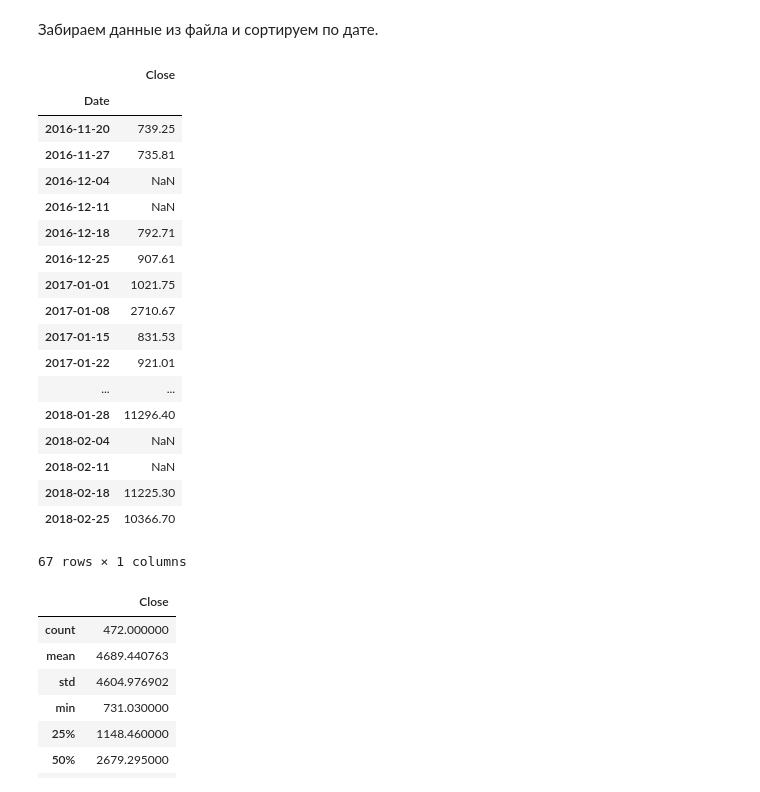
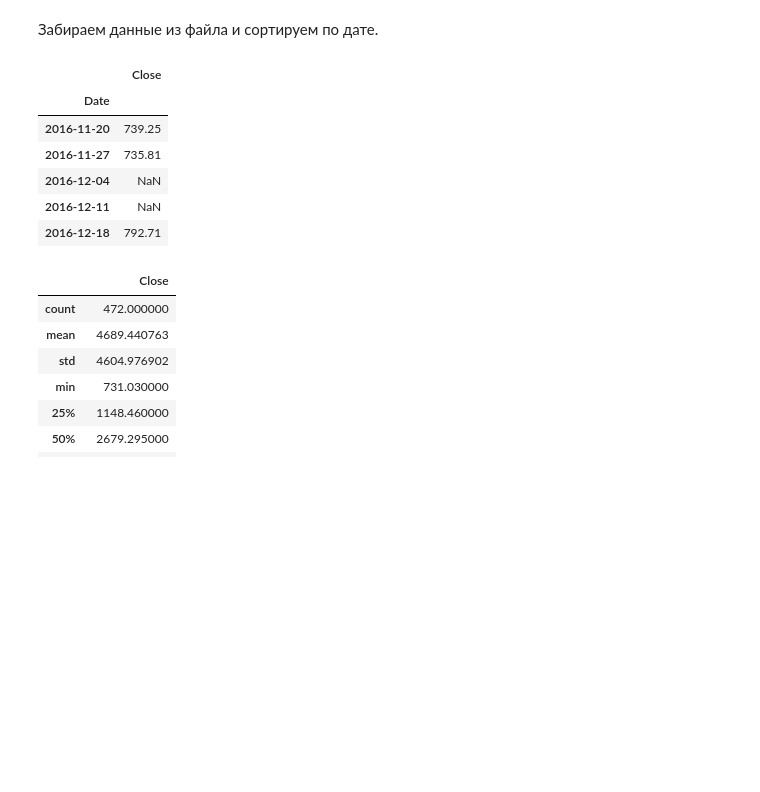
Before and after one commit to ryazadd/Forecasting, a Jupyter notebook: Practicum2.ipynb, the cells around one changed output. Saved outputs shown, nothing was run; the diff lists cells and outputs as text; code cells hidden in the pictures; blank space fills up the shorter version.

```diff
--- a/Practicum2.ipynb
+++ b/Practicum2.ipynb
@@ -40,30 +56,18 @@ ImportError: cannot import name 'factorial' from 'scipy.misc' (C:\Users\Daria_Ri
 # %%
 master_data=pd.read_csv('Bitcoin_Historical_Price.csv')
 master_data.sort_values(by='Date',ascending = False)
 df = pd.read_csv('Bitcoin_Historical_Price.csv',parse_dates=['Date'])
 df = df.set_index('Date')
 data =df.iloc[1300:,]
-data.asfreq('W')
+data.asfreq('W').head()
 # %% [output]
 |  | Close |
 | Date |  |
 | 2016-11-20 | 739.25 |
 | 2016-11-27 | 735.81 |
 | 2016-12-04 | NaN |
 | 2016-12-11 | NaN |
 | 2016-12-18 | 792.71 |
-| 2016-12-25 | 907.61 |
-| 2017-01-01 | 1021.75 |
-| 2017-01-08 | 2710.67 |
-| 2017-01-15 | 831.53 |
-| 2017-01-22 | 921.01 |
-| ... | ... |
-| 2018-01-28 | 11296.40 |
-| 2018-02-04 | NaN |
-| 2018-02-11 | NaN |
-| 2018-02-18 | 11225.30 |
-| 2018-02-25 | 10366.70 |
-67 rows × 1 columns
 # %%
 data.describe()
 # %% [output]
```
Also changed, not shown: parts of 29 cells of this notebook.
